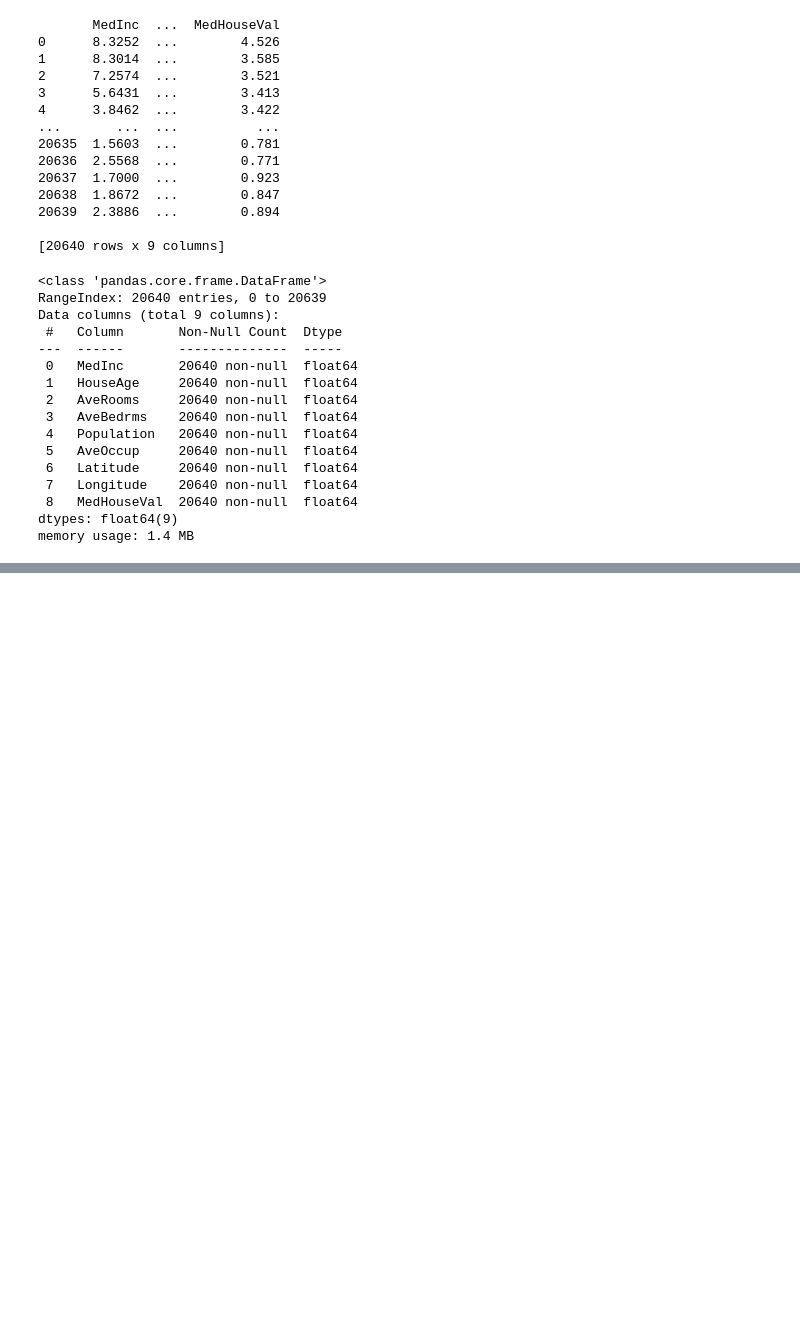
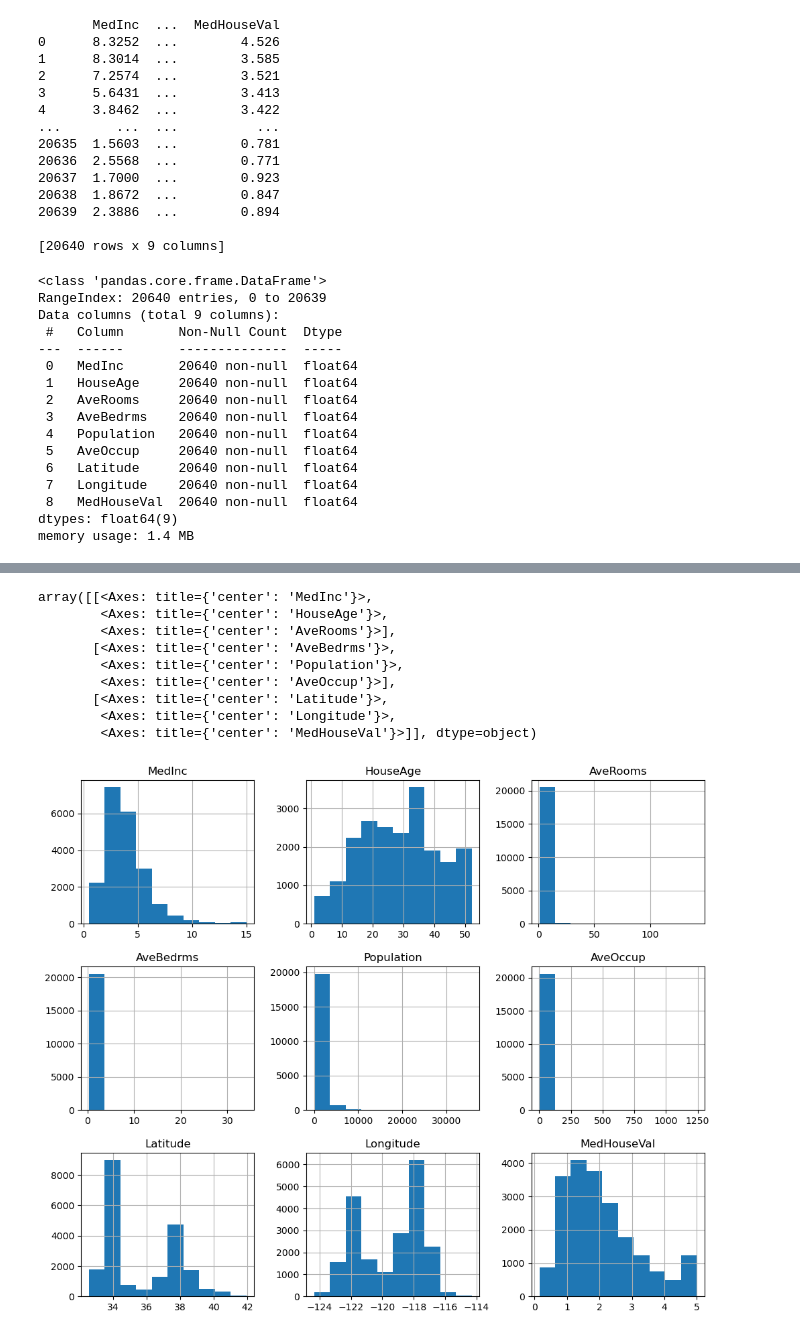
Before and after one commit to Karan-Chavan04/Python, a Jupyter notebook: practice/pandas.ipynb, the cells around one changed output, grey strips where cells are left out. Saved outputs shown, nothing was run; the diff lists cells and outputs as text; code cells hidden in the pictures; blank space fills up the shorter version.

```diff
--- a/practice/pandas.ipynb
+++ b/practice/pandas.ipynb
@@ -411,0 +454,13 @@ memory usage: 1.4 MB
+# %%
+df.hist(figsize=(12,10))
+# %% [output]
+array([[<Axes: title={'center': 'MedInc'}>,
+        <Axes: title={'center': 'HouseAge'}>,
+        <Axes: title={'center': 'AveRooms'}>],
+       [<Axes: title={'center': 'AveBedrms'}>,
+        <Axes: title={'center': 'Population'}>,
+        <Axes: title={'center': 'AveOccup'}>],
+       [<Axes: title={'center': 'Latitude'}>,
+        <Axes: title={'center': 'Longitude'}>,
+        <Axes: title={'center': 'MedHouseVal'}>]], dtype=object)
+[figure, added]
```
Also changed, not shown: parts of 5 cells of this notebook.
